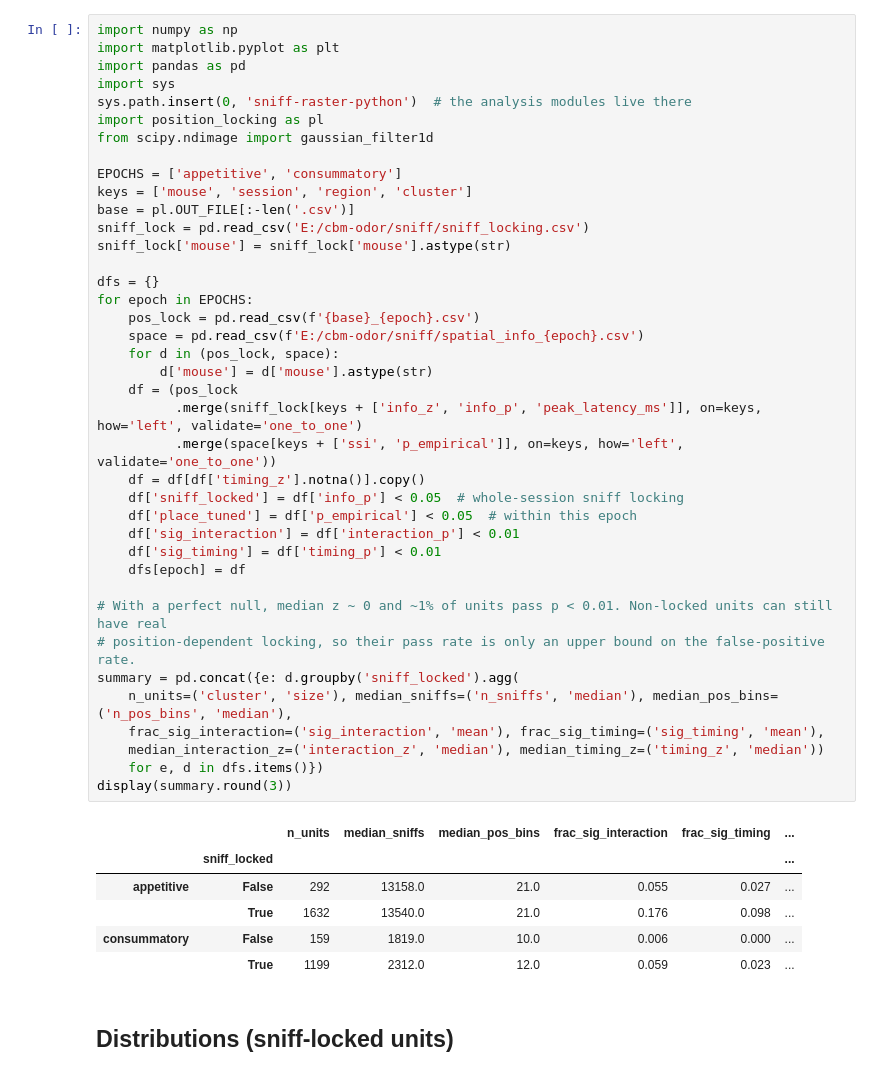
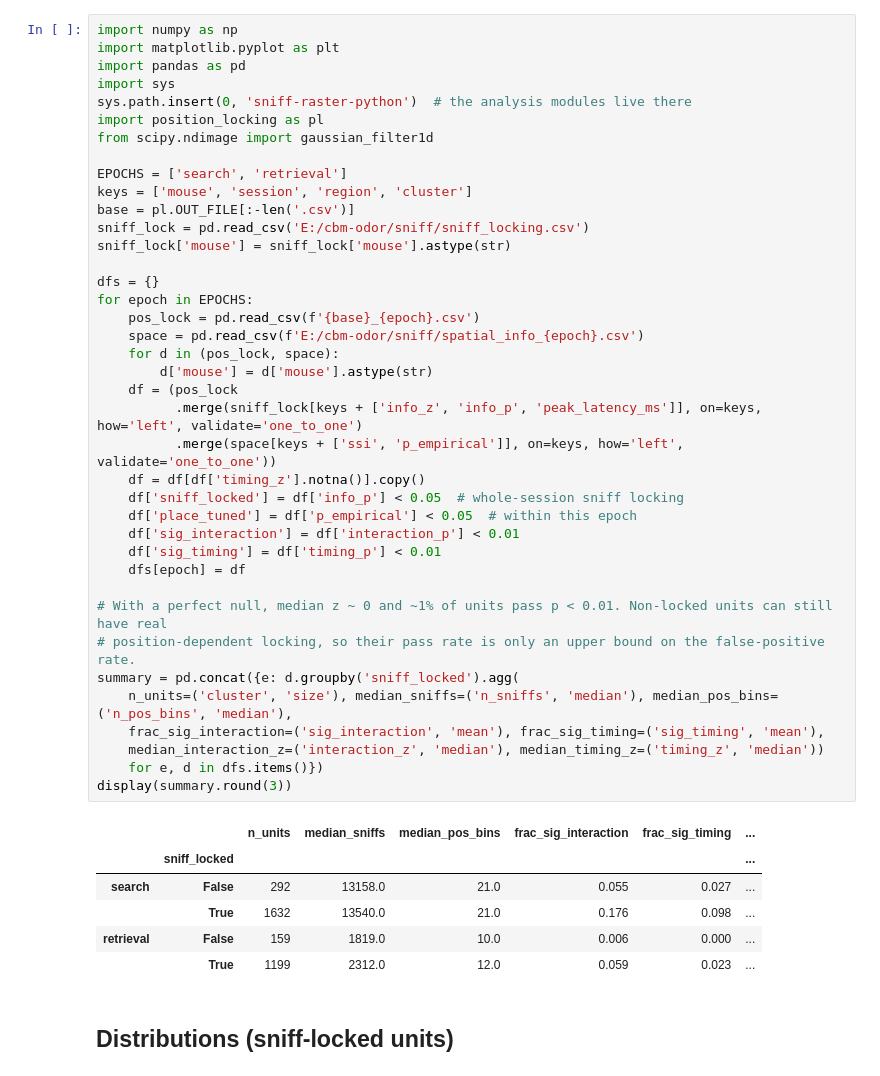
Before and after one commit to nghess/cbm-sniff, a Jupyter notebook: 2_position_locking.ipynb, the cells around one changed output. Cells and saved outputs as stored; diff of their text form.

```diff
--- a/position_locking.ipynb
+++ b/2_position_locking.ipynb
@@ -35,42 +35,42 @@ sys.path.insert(0, 'sniff-raster-python')  # the analysis modules live there
 import position_locking as pl
 from scipy.ndimage import gaussian_filter1d
 
-EPOCHS = ['appetitive', 'consummatory']
+EPOCHS = ['search', 'retrieval']
 keys = ['mouse', 'session', 'region', 'cluster']
 base = pl.OUT_FILE[:-len('.csv')]
 sniff_lock = pd.read_csv('E:/cbm-odor/sniff/sniff_locking.csv')
 sniff_lock['mouse'] = sniff_lock['mouse'].astype(str)
 
 dfs = {}
 for epoch in EPOCHS:
     pos_lock = pd.read_csv(f'{base}_{epoch}.csv')
     space = pd.read_csv(f'E:/cbm-odor/sniff/spatial_info_{epoch}.csv')
     for d in (pos_lock, space):
         d['mouse'] = d['mouse'].astype(str)
     df = (pos_lock
           .merge(sniff_lock[keys + ['info_z', 'info_p', 'peak_latency_ms']], on=keys, how='left', validate='one_to_one')
           .merge(space[keys + ['ssi', 'p_empirical']], on=keys, how='left', validate='one_to_one'))
     df = df[df['timing_z'].notna()].copy()
     df['sniff_locked'] = df['info_p'] < 0.05  # whole-session sniff locking
     df['place_tuned'] = df['p_empirical'] < 0.05  # within this epoch
     df['sig_interaction'] = df['interaction_p'] < 0.01
     df['sig_timing'] = df['timing_p'] < 0.01
     dfs[epoch] = df
 
 # With a perfect null, median z ~ 0 and ~1% of units pass p < 0.01. Non-locked units can still have real
 # position-dependent locking, so their pass rate is only an upper bound on the false-positive rate.
 summary = pd.concat({e: d.groupby('sniff_locked').agg(
     n_units=('cluster', 'size'), median_sniffs=('n_sniffs', 'median'), median_pos_bins=('n_pos_bins', 'median'),
     frac_sig_interaction=('sig_interaction', 'mean'), frac_sig_timing=('sig_timing', 'mean'),
     median_interaction_z=('interaction_z', 'median'), median_timing_z=('timing_z', 'median'))
     for e, d in dfs.items()})
 display(summary.round(3))
 # %% [output]
 |  |  | n_units | median_sniffs | median_pos_bins | frac_sig_interaction | frac_sig_timing | ... |
 |  | sniff_locked |  |  |  |  |  | ... |
-| appetitive | False | 292 | 13158.0 | 21.0 | 0.055 | 0.027 | ... |
+| search | False | 292 | 13158.0 | 21.0 | 0.055 | 0.027 | ... |
 |  | True | 1632 | 13540.0 | 21.0 | 0.176 | 0.098 | ... |
-| consummatory | False | 159 | 1819.0 | 10.0 | 0.006 | 0.000 | ... |
+| retrieval | False | 159 | 1819.0 | 10.0 | 0.006 | 0.000 | ... |
 |  | True | 1199 | 2312.0 | 12.0 | 0.059 | 0.023 | ... |
 # %% [markdown]
 ## Distributions (sniff-locked units)
```
Also changed, not shown: parts of 8 cells of this notebook, 28 other files.
